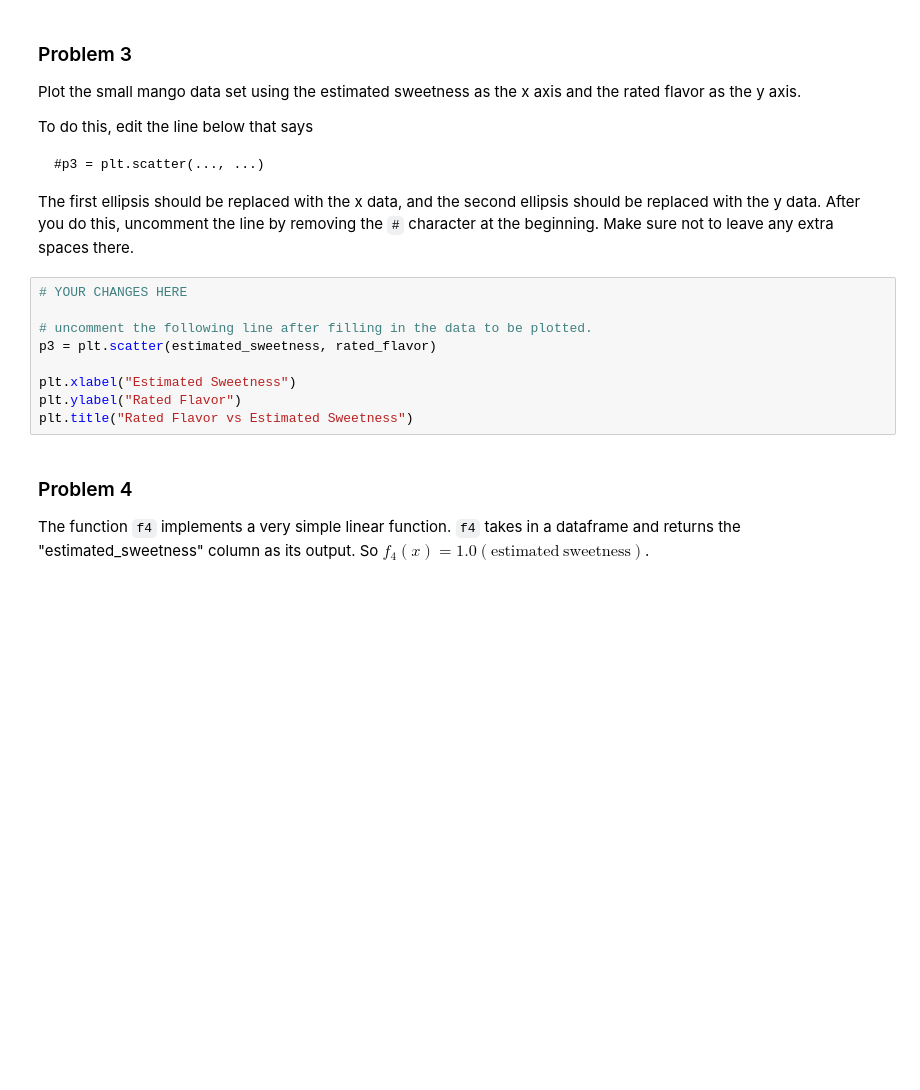
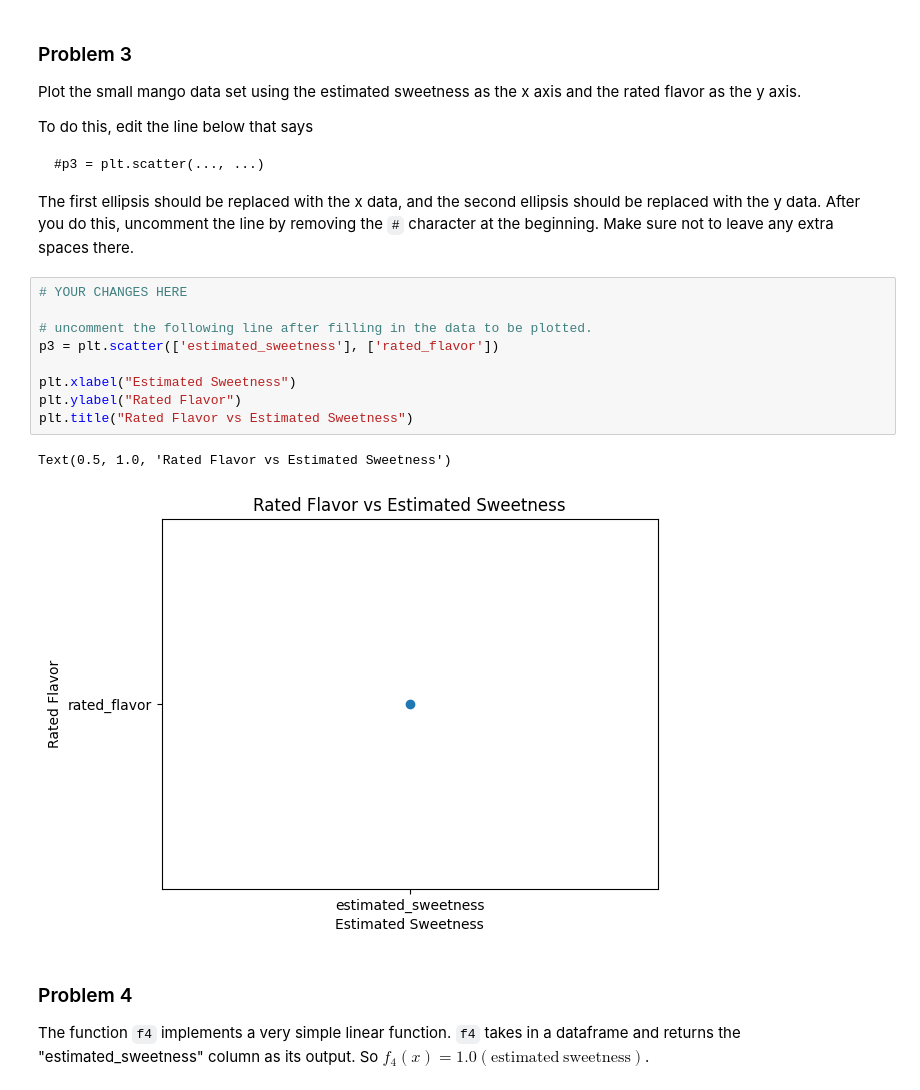
Before and after one commit to SalhaMo/dx601-homework-03, a Jupyter notebook: homework.ipynb, the cells around one changed output. Drawn from its saved outputs; the diff is of its cells as text; blank space fills up the shorter version.

```diff
--- a/homework.ipynb
+++ b/homework.ipynb
@@ -124,12 +141,15 @@ Make sure not to leave any extra spaces there.
 # %%
 # YOUR CHANGES HERE
 
 # uncomment the following line after filling in the data to be plotted.
-p3 = plt.scatter(estimated_sweetness, rated_flavor)
+p3 = plt.scatter(['estimated_sweetness'], ['rated_flavor'])
 
 plt.xlabel("Estimated Sweetness")
 plt.ylabel("Rated Flavor")
 plt.title("Rated Flavor vs Estimated Sweetness")
+# %% [output]
+Text(0.5, 1.0, 'Rated Flavor vs Estimated Sweetness')
+[figure, added]
 # %% [markdown]
 ### Problem 4
 
```
Also changed, not shown: parts of 22 cells of this notebook.
